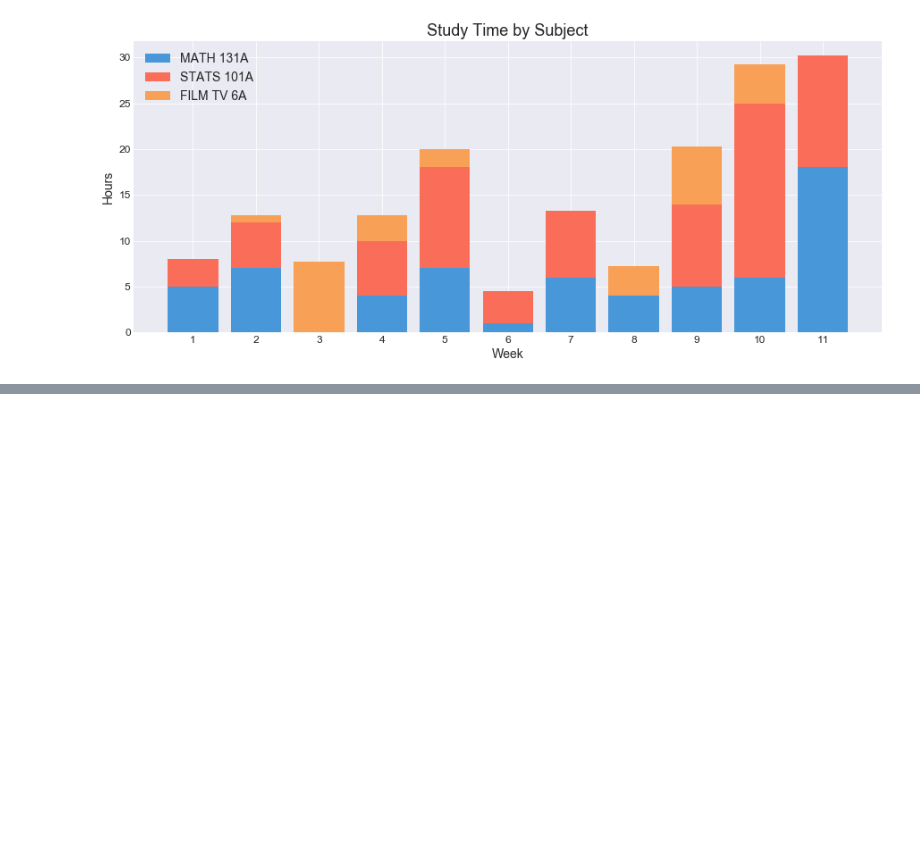
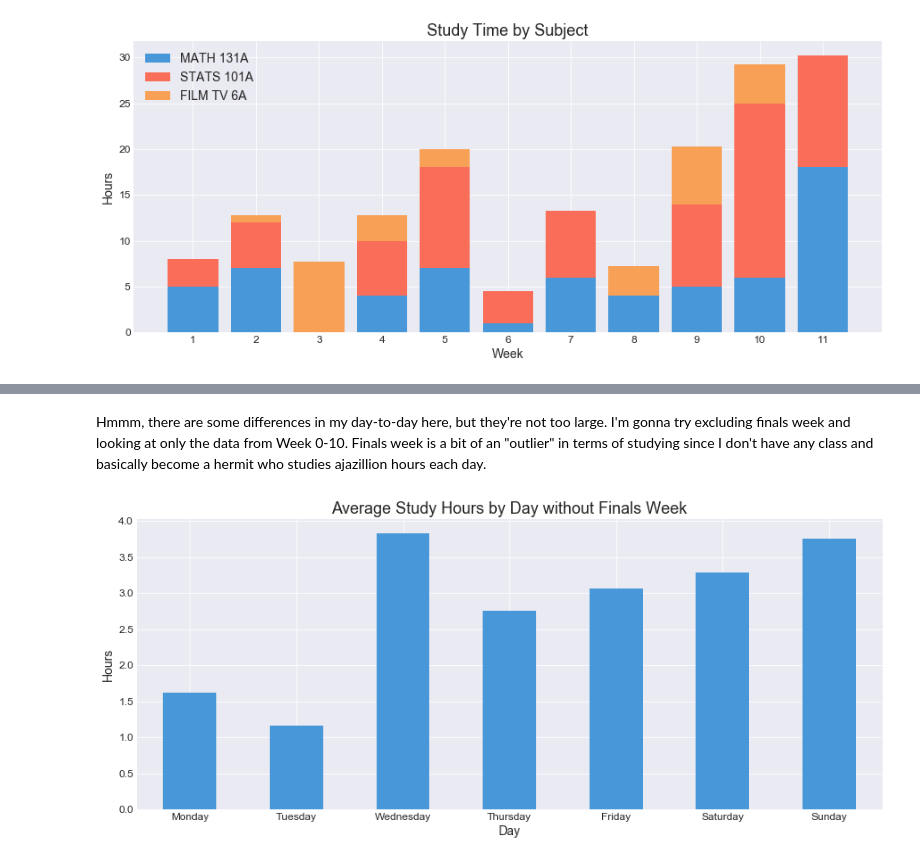
Before and after one commit to ashleyshine/ticktock, a Jupyter notebook: Tracking-Time.ipynb, the cells around one changed output, grey strips where cells are left out. Drawn from its saved outputs; the diff is of its cells as text; code cells hidden in the pictures; blank space fills up the shorter version.

```diff
--- a/Tracking-Time.ipynb
+++ b/Tracking-Time.ipynb
@@ -341,0 +360,16 @@ plt.show()
+# %% [markdown]
+Hmmm, there are some differences in my day-to-day here, but they're not too large. I'm gonna try excluding finals week and looking at only the data from Week 0-10. Finals week is a bit of an "outlier" in terms of studying since I don't have any class and basically become a hermit who studies ajazillion hours each day.
+# %%
+no_finals = group_by_weekday(all_studying_data[:-6]).reindex(calendar.day_name)
+
+fig, ax = plt.subplots(figsize=(15, 6))
+
+no_finals.plot(kind='bar', color=tropical_colors_2[0], rot=0)
+
+ax.set_title("Average Study Hours by Day without Finals Week")
+ax.set_xlabel("Day")
+ax.set_ylabel("Hours")
+
+plt.show()
+# %% [output]
+[figure, added]
```
Also changed, not shown: parts of 14 cells of this notebook, 1 other file.
